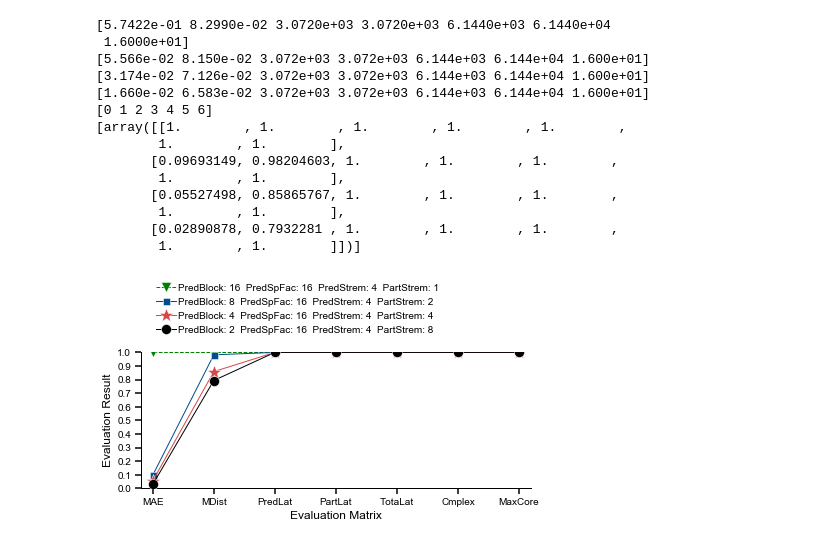
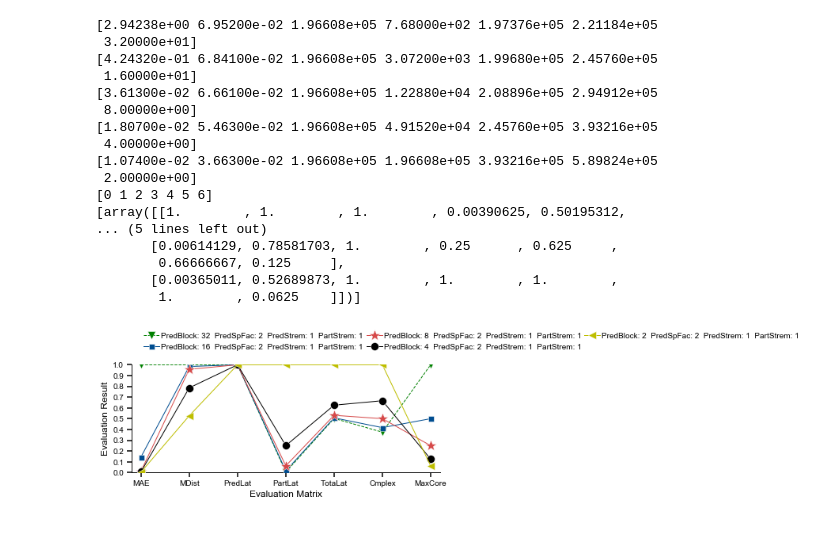
Before and after one commit to changchun-zhou/sagitta_fig, a Jupyter notebook: TCAS-II_FPS/scripts/TCAS-II_FPS.ipynb, the cells around one changed output. Saved outputs shown, nothing was run; the diff lists cells and outputs as text; code cells hidden in the pictures.

```diff
--- a/TCAS-II_FPS/scripts/TCAS-II_FPS.ipynb
+++ b/TCAS-II_FPS/scripts/TCAS-II_FPS.ipynb
@@ -14,14 +14,16 @@ from cls_plt_fig import cls_plt_fig
 fig_name ='../generate/FPS_Performance_Eval.svg'
 perf = np.load(file='../source/eval.npy')
 
-# pick    = [[16, 8, 1, 8], [16, 8, 4, 8], [16, 8, 5, 8], [16, 8, 6, 8], [16, 8, 8, 8], [16, 8, 12, 8], [16, 8, 16, 8]] # -> PredStrem = 4
+#pick    = [[16, 8, 1, 8], [16, 8, 4, 8], [16, 8, 5, 8], [16, 8, 6, 8], [16, 8, 8, 8], [16, 8, 12, 8], [16, 8, 16, 8]] # -> PredStrem = 4
 
-# pick    = [[16, 8, 4, 1], [16, 8, 4, 4], [16, 8, 4, 8], [16, 8, 4, 12], [16, 8, 4, 16]]
-# pick    = [[32, 16, 4, 1], [16, 16, 4, 2], [8, 16, 4, 4], [4, 16, 4, 8], [2, 16, 4, 16]]  # -> Block*Part = 32
-pick    = [[16, 16, 4, 1], [8, 16, 4, 2], [4, 16, 4, 4], [2, 16, 4, 8]]  # -> Block unimportant becuase of PartStem, recommand 8; Complexible Block size and thus Compatible to FM extraction
-
-# pick    = [[16, 2, 4, 2], [16, 4, 4, 2], [16, 8, 4, 2], [16, 12, 4, 2], [16, 16, 4, 2], [16, 32, 4, 2]]
-# pick    = [[16, 8, 4, 2], [16, 12, 4, 2], [16, 16, 4, 2], [16, 32, 4, 2]] # -> SpFactor = 16
+#pick    = [[16, 8, 4, 1], [16, 8, 4, 4], [16, 8, 4, 8], [16, 8, 4, 12], [16, 8, 4, 16]]
+#pick    = [[32, 16, 4, 1], [16, 16, 4, 2], [8, 16, 4, 4], [4, 16, 4, 8], [2, 16, 4, 16]]  # -> Block*Part = 32，Block does not affect total latency
+#pick    = [[16, 16, 4, 1], [8, 16, 4, 2], [4, 16, 4, 4], [2, 16, 4, 8]]  # -> Block unimportant becuase of PartStem, recommand 8; Complexible Block size and thus Compatible to FM extraction
+#pick    = [[8, 16, 4, 2], [4, 16, 4, 4], [2, 16, 4, 8]]
+#pick    = [[16, 2, 4, 2], [16, 4, 4, 2], [16, 8, 4, 2], [16, 16, 4, 2], [16, 32, 4, 2]]
+#pick    = [[8, 16, 4, 4], [4, 16, 4, 4], [2, 16, 4, 4], [1, 16, 4, 4]]
+#pick    = [[16, 8, 4, 2], [16, 12, 4, 2], [16, 16, 4, 2], [16, 32, 4, 2]] # -> SpFactor = 16？
+pick    = [[32, 2, 1, 1], [16, 2, 1, 1], [8, 2, 1, 1], [4, 2, 1, 1], [2, 2, 1, 1]]
 legend  = []
 y_value = []
 item_dim    = []
@@ -64,7 +66,7 @@ y_value = [y_value]
 y_label = ["Evaluation Result"]
 y_fig_type = [['plot' for i in range(len(legend))]]
 y_legend = [legend]
-legend_ncol = 1 # (0/255, 77/255, 144/255),(1,1,1)], [(220/255, 103/255, 103/255)
+legend_ncol = 3 # (0/255, 77/255, 144/255),(1,1,1)], [(220/255, 103/255, 103/255)
 y_color=[[(0, 128/256, 0),(0/255, 77/255, 144/255), (214/255, 73/255, 73/255), (0, 0, 0), (191/256,191/256, 0),(191/256, 0, 191/256),(0, 191/256, 191/256),
           (1, 0, 0), (0, 128/256, 0),(0, 0, 1),(0, 0, 0), (191/256,191/256, 0),(191/256, 0, 191/256),(0, 191/256, 191/256)]]
 len_yticks = [10, 10]
@@ -77,44 +79,47 @@ cls_plt_fig('').func_plt_fig(
     x_label = "Evaluation Matrix",
     y_label = y_label,
     y_value = y_value,
     y_fig_type = y_fig_type,
     y_legend = y_legend,
     y_color = y_color,
     y_axis_color = [(0, 0, 0), (214/255, 73/255, 73/255)],
     y_yticks_max=y_yticks_max,
     y_yticks_min=[0, 0],
     y_edgecolor = [[(97/255, 169/255, 218/255), (97/255, 169/255, 218/255)],[]],
     y_hatch = [['/////', None],[None, None]],
     y_linestyle = [['dashed','solid','solid','solid','solid','solid','solid',
                     'dashed','dashed','dashed','dashed','dashed','dashed','dashed']],
     y_marker = [['v', 's', '*', 'o', '<', '.', 'v', 's', '*', 'o', '<', '.']],
     y_markersize=[[10, 7, 15, 10, 10, 10, 10]],
     y_markeredgewidth=0.5,
     len_yticks=len_yticks,
     xticks= xticks,
     legend_loc =legend_loc,
     figsize=figsize, #[0, 0, 1, 1],
     font_size = 10,
     plt_text = False,
     legend_ncol=legend_ncol,
     bar_width = bar_width,
     linewidth= 1,
     bar_gap_width = 0.1,
     border_width = 0.2
 )
 # %% [output]
-[5.7422e-01 8.2990e-02 3.0720e+03 3.0720e+03 6.1440e+03 6.1440e+04
- 1.6000e+01]
-[5.566e-02 8.150e-02 3.072e+03 3.072e+03 6.144e+03 6.144e+04 1.600e+01]
-[3.174e-02 7.126e-02 3.072e+03 3.072e+03 6.144e+03 6.144e+04 1.600e+01]
-[1.660e-02 6.583e-02 3.072e+03 3.072e+03 6.144e+03 6.144e+04 1.600e+01]
+[2.94238e+00 6.95200e-02 1.96608e+05 7.68000e+02 1.97376e+05 2.21184e+05
+ 3.20000e+01]
+[4.24320e-01 6.84100e-02 1.96608e+05 3.07200e+03 1.99680e+05 2.45760e+05
+ 1.60000e+01]
+[3.61300e-02 6.66100e-02 1.96608e+05 1.22880e+04 2.08896e+05 2.94912e+05
+ 8.00000e+00]
+[1.80700e-02 5.46300e-02 1.96608e+05 4.91520e+04 2.45760e+05 3.93216e+05
+ 4.00000e+00]
+[1.07400e-02 3.66300e-02 1.96608e+05 1.96608e+05 3.93216e+05 5.89824e+05
+ 2.00000e+00]
 [0 1 2 3 4 5 6]
-[array([[1.        , 1.        , 1.        , 1.        , 1.        ,
-        1.        , 1.        ],
-       [0.09693149, 0.98204603, 1.        , 1.        , 1.        ,
-        1.        , 1.        ],
-       [0.05527498, 0.85865767, 1.        , 1.        , 1.        ,
-        1.        , 1.        ],
-       [0.02890878, 0.7932281 , 1.        , 1.        , 1.        ,
-        1.        , 1.        ]])]
+[array([[1.        , 1.        , 1.        , 0.00390625, 0.50195312,
+... (5 lines left out)
+       [0.00614129, 0.78581703, 1.        , 0.25      , 0.625     ,
+        0.66666667, 0.125     ],
+       [0.00365011, 0.52689873, 1.        , 1.        , 1.        ,
+        1.        , 0.0625    ]])]
-[figure, old version]
+[figure, new version]
```
Also changed, not shown: parts of 1 cell of this notebook.
